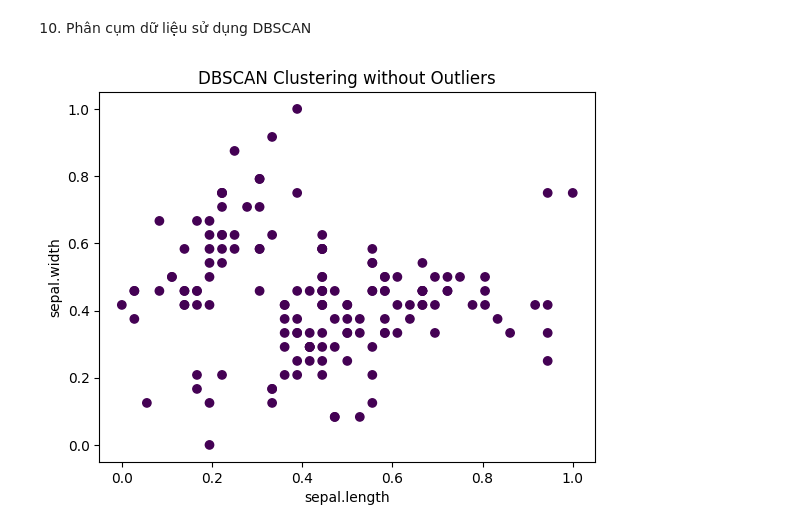
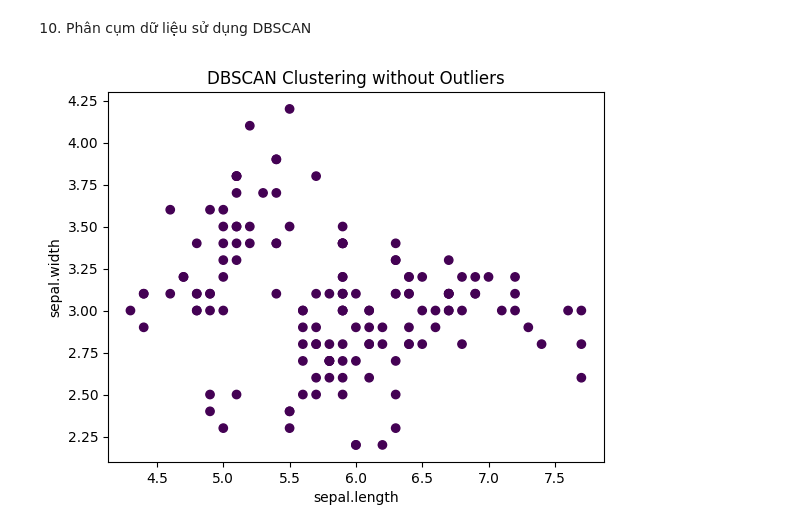
Before and after one commit to ducanhptitb19cn028/AiAdvancePractice, a Jupyter notebook: B19DCCN028_P4AI_BT1/advanced_assignment.ipynb, the cells around one changed output. Cells and saved outputs as stored; diff of their text form; code cells hidden in the pictures.

```diff
--- a/B19DCCN028_P4AI_BT1/advanced_assignment.ipynb
+++ b/B19DCCN028_P4AI_BT1/advanced_assignment.ipynb
@@ -276,34 +276,34 @@ plt.show()
 10. Phân cụm dữ liệu sử dụng DBSCAN
 # %%
 import numpy as np
-ex10_data = pd.read_csv("bai4.csv")
+ex10_data = pd.read_csv("bai2.csv")
 
 # Lấy hai thuộc tính sepal.length và sepal.width
 X_ex10 = ex10_data[['sepal.length', 'sepal.width']]
 
 # Xây dựng mô hình DBSCAN
 dbscan = DBSCAN(eps=0.5, min_samples=5)
 
 # Phân loại dữ liệu
 labels = dbscan.fit_predict(X_ex10)
 # print(labels)
 # Lấy chỉ mục các điểm dữ liệu cốt lõi
 core_samples_mask = np.zeros_like(dbscan.labels_, dtype=bool)
 core_samples_mask[dbscan.core_sample_indices_] = True
 # display(core_samples_mask)
 
 
 # Loại bỏ ngoại lai
 X_no_outliers = X_ex10[core_samples_mask]
 # display(X_no_outliers)
 labels_no_outliers = labels[core_samples_mask]
 # display(labels_no_outliers)
 
 # Hiển thị dữ liệu sau khi loại bỏ ngoại lai
 plt.scatter(X_no_outliers['sepal.length'], X_no_outliers['sepal.width'], c=labels_no_outliers)
 plt.xlabel("sepal.length")
 plt.ylabel("sepal.width")
 plt.title("DBSCAN Clustering without Outliers")
 plt.show()
 # %% [output]
-[figure, old version]
+[figure, new version]
```
Also changed, not shown: parts of 1 cell of this notebook, 3 other files.
